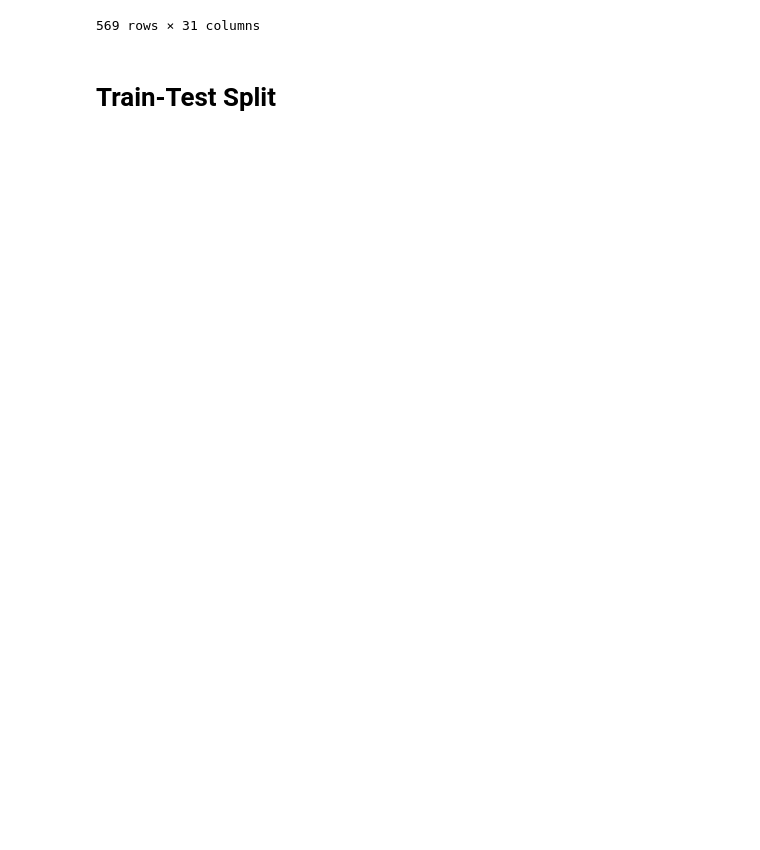
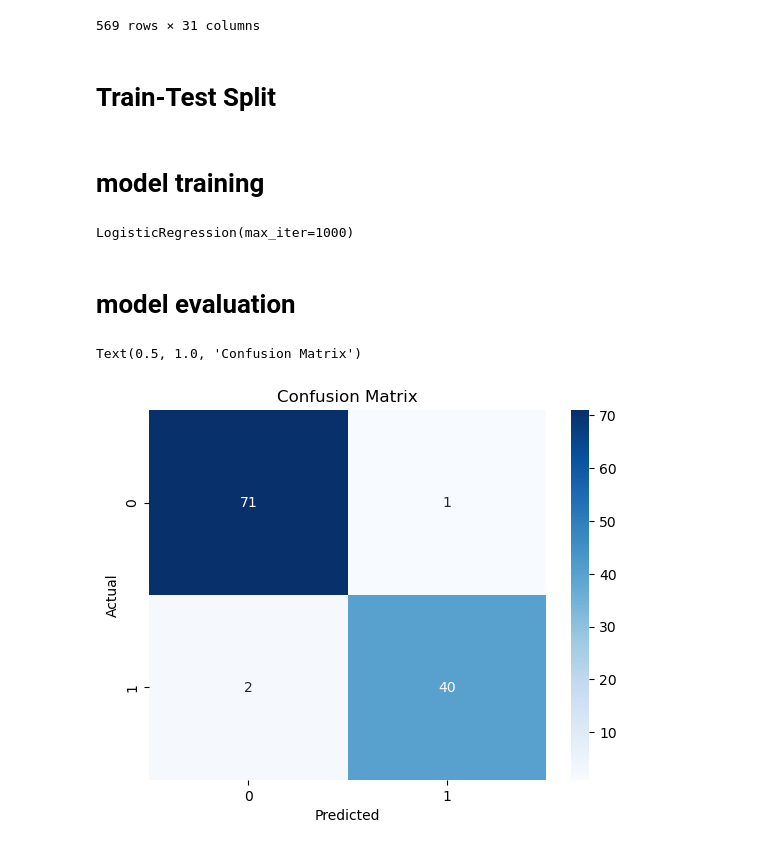
Before and after one commit to yassmin-ali-19/simple-classification-model, a Jupyter notebook: Breast_Cancer_Classification_Project.ipynb, the cells around one changed output. Saved outputs shown, nothing was run; the diff lists cells and outputs as text; code cells hidden in the pictures; blank space fills up the shorter version.

Commit message:
model evaluated and interpretation

```diff
--- a/Breast_Cancer_Classification_Project.ipynb
+++ b/Breast_Cancer_Classification_Project.ipynb
@@ -236,4 +236,7 @@ df
 x=df.drop(columns=['Diagnosis'])
 y=df['Diagnosis']
 X_train, X_test, y_train, y_test = train_test_split(
-    x, y, test_size=0.2, random_state=0)
+    x, y, test_size=0.2, random_state=42,stratify=y)
+###classes-balancing
+# %% [markdown]
+# model training
@@ -239,0 +248,19 @@ X_train, X_test, y_train, y_test = train_test_split(
+# %%
+model=LogisticRegression(max_iter=1000)
+model.fit(X_train,y_train)
+# %% [output]
+LogisticRegression(max_iter=1000)
+# %%
+y_train_pred=model.predict(X_train)
+y_test_pred=model.predict(X_test)
+# %% [markdown]
+# model evaluation
+# %%
+mat=confusion_matrix(y_test,y_test_pred)
+sns.heatmap(mat, annot=True, fmt="d", cmap="Blues")
+plt.xlabel("Predicted")
+plt.ylabel("Actual")
+plt.title("Confusion Matrix")
+# %% [output]
+Text(0.5, 1.0, 'Confusion Matrix')
+[figure, added]
```
Also changed, not shown: parts of 8 cells of this notebook.
